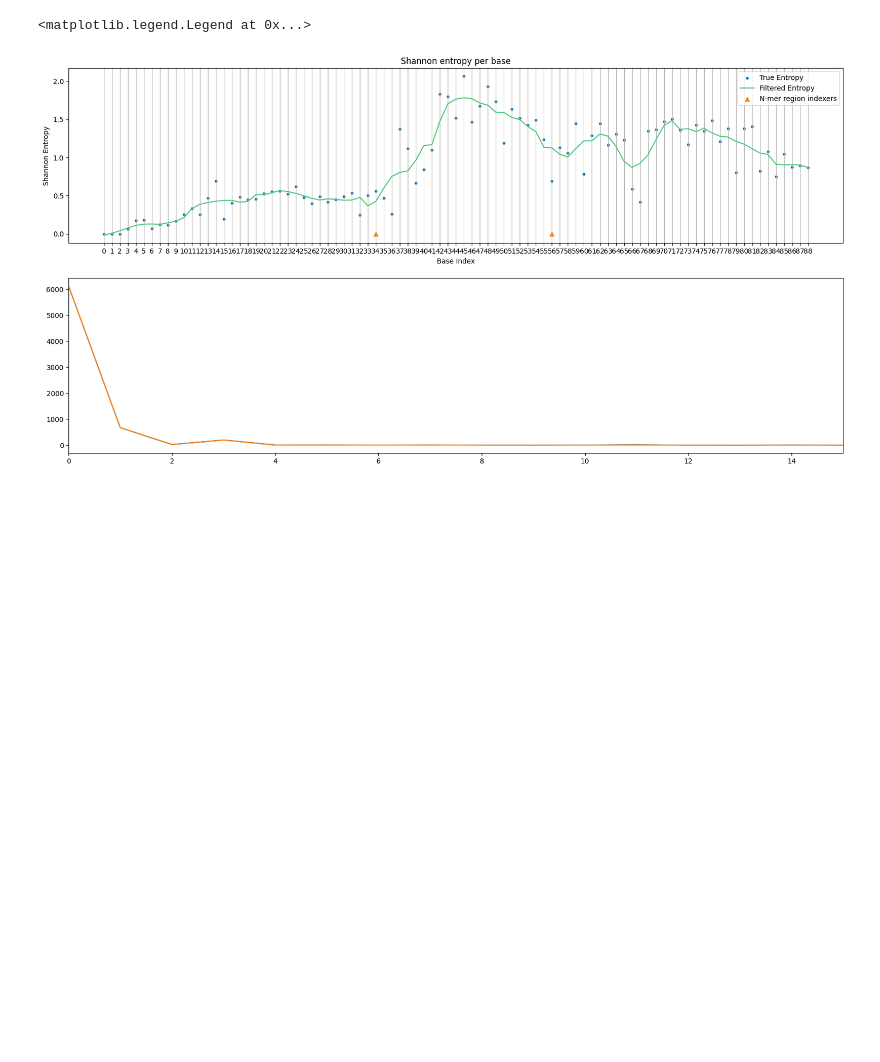
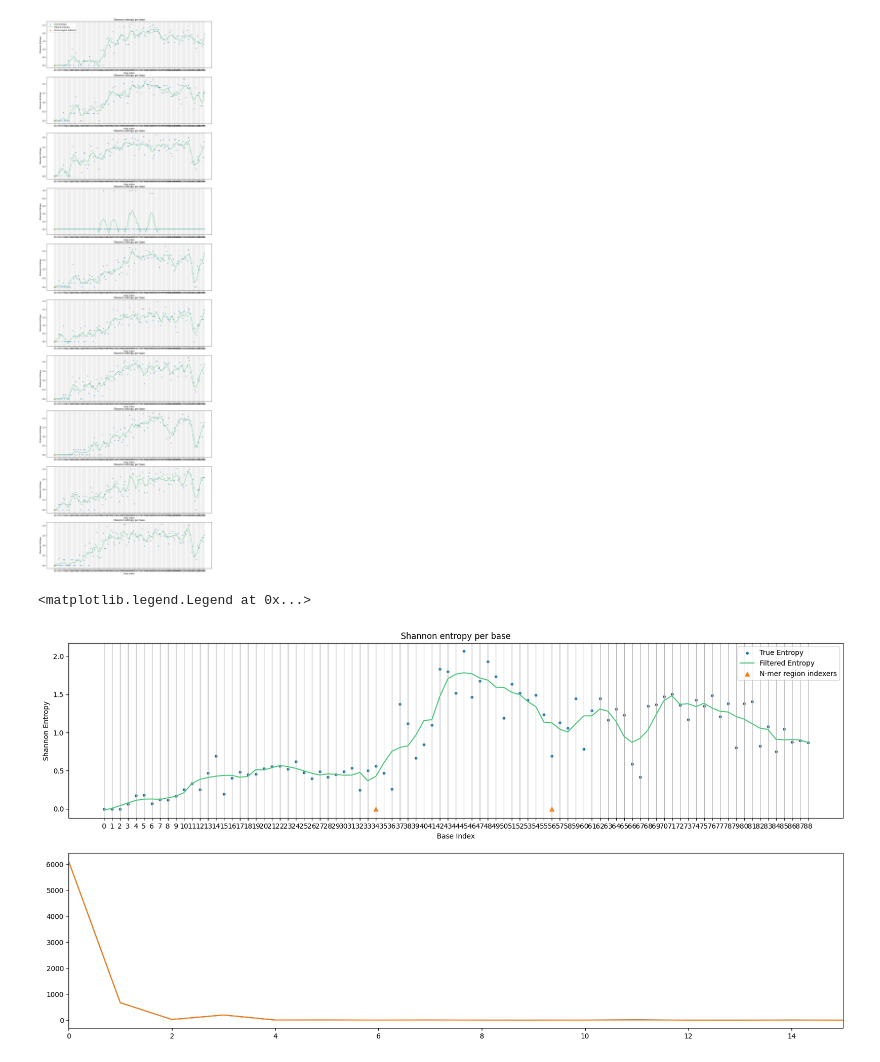
Before and after one commit to Marchand-Lab-Capstone/XenoFind, a Jupyter notebook: lib/xf_prelims/xf_low_qual_work.ipynb, the cells around one changed output. Cells and saved outputs as stored; diff of their text form; code cells hidden in the pictures; blank space fills up the shorter version.

Commit message:
Updating Low Qual and Shannon Entropy methods

```diff
--- a/lib/xf_prelims/xf_low_qual_work.ipynb
+++ b/lib/xf_prelims/xf_low_qual_work.ipynb
@@ -255,11 +295,6 @@ def format_sequences(reads_df, indexes):
 
     # return the dataframe
     return shift_bases_df
-# %%
-formatted_df = format_sequences(loaded_df, read_indexes)
-
-#for i in range(len(formatted_df)):
-#    print(set(formatted_df['seq'][i]))
 # %%
 def calc_base_probs(sequence_coordinates):
     """
@@ -309,10 +344,16 @@ def calc_base_probs(sequence_coordinates):
         # Sum up the amount of the base
         total = sum(counts_dict.values(), 0.0)
 
-        #print(total)
+        probs_dict = {}
 
         # Add each base to the probability dictionaries
-        probs_dict = {key: value / total for key, value in counts_dict.items()}
+        for i in range(len(counts_dict)):
+            key = list(counts_dict.keys())[i]
+            value = list(counts_dict.values())[i]
+            try:
+                probs_dict[key] = value/total
+            except:
+                probs_dict[key] = None
 
         # append the probability dictionary of the bases to the list
         list_of_prob_dicts.append(probs_dict)
@@ -323,5 +364,3 @@ def calc_base_probs(sequence_coordinates):
 
     # Return the dataframe
     return return_df
-
-base_probs_df = calc_base_probs(formatted_df)
@@ -389,0 +476,3 @@ import scipy.signal as sig
+# %%
+ent_df = wrapper(consensus_fasta, sam_path)
+cmdnotify(0)
@@ -390,3 +496,34 @@ import scipy.signal as sig
+# %%
+fig, ax = plt.subplots(len(ent_df), 1, figsize = (15, 5*len(ent_df)))
+
+for i in range(len(ent_df)):
+    plotting_ser = pd.Series(ent_df['sh_ent'][i])
+    base_indexes = list(plotting_ser.index)
+
+    # Savgol filter parameters tuned through first barcode region fft
+    sg = sig.savgol_filter(plotting_ser, 9, 3)
+    for j in base_indexes:
+        base_indexes[j] = str(base_indexes[j])
+
+    ax[i].scatter(x=base_indexes, y=plotting_ser, s=10)
+    ax[i].plot(base_indexes,sg, c="#4dc67c")
+    ax[i].grid(axis="x")
+    ax[i].scatter(x=[0, 0], y=[0, 0], marker = "^")
+    ax[i].set_title("Shannon entropy per base")
+    ax[i].set_xlabel("Base Index")
+    ax[i].set_ylabel("Shannon Entropy")
+
+#ps = np.abs(np.fft.fftshift(np.fft.fft(list(plotting_ser))))**2
+#fx = np.arange(ps.shape[0]) - ps.shape[0]//2
+#ax[1].plot(fx, ps)
+
+#sgps = np.abs(np.fft.fftshift(np.fft.fft(list(sg))))**2
+#ax[1].plot(fx, sgps)
+#ax[1].set_xlim(0, 15)
+
+    ax[0].legend(['True Entropy','Filtered Entropy','N-mer region indexers'])
+# %% [output]
+[figure, added]
 # %%
 fig, ax = plt.subplots(2, 1, figsize = (20, 10))
 
```
Also changed, not shown: parts of 18 cells of this notebook, 5 other files.
